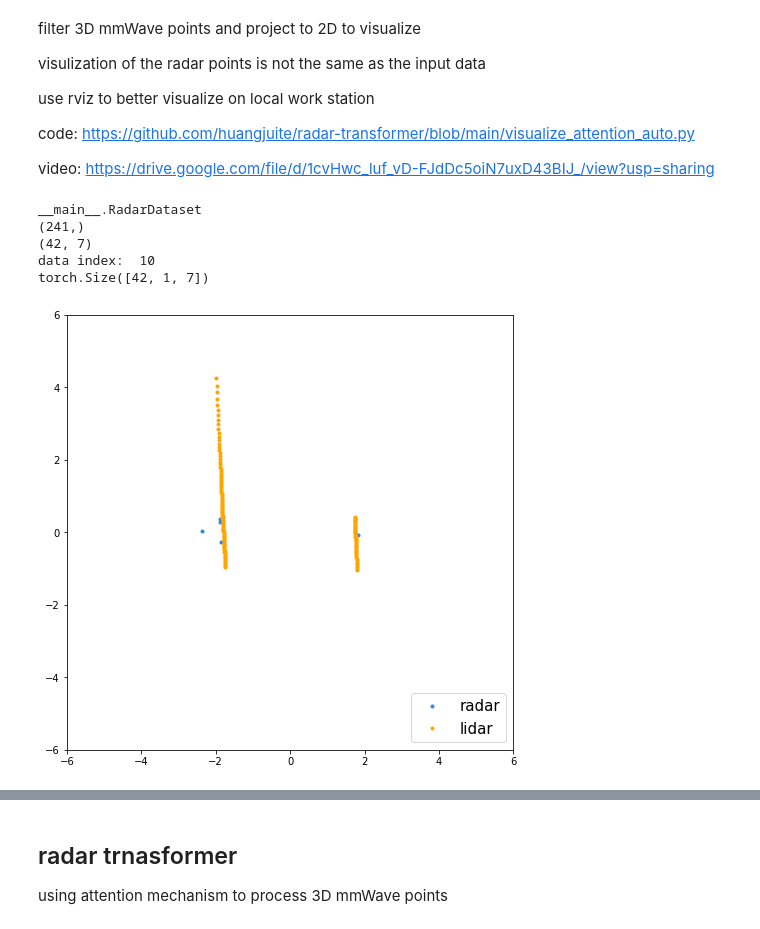
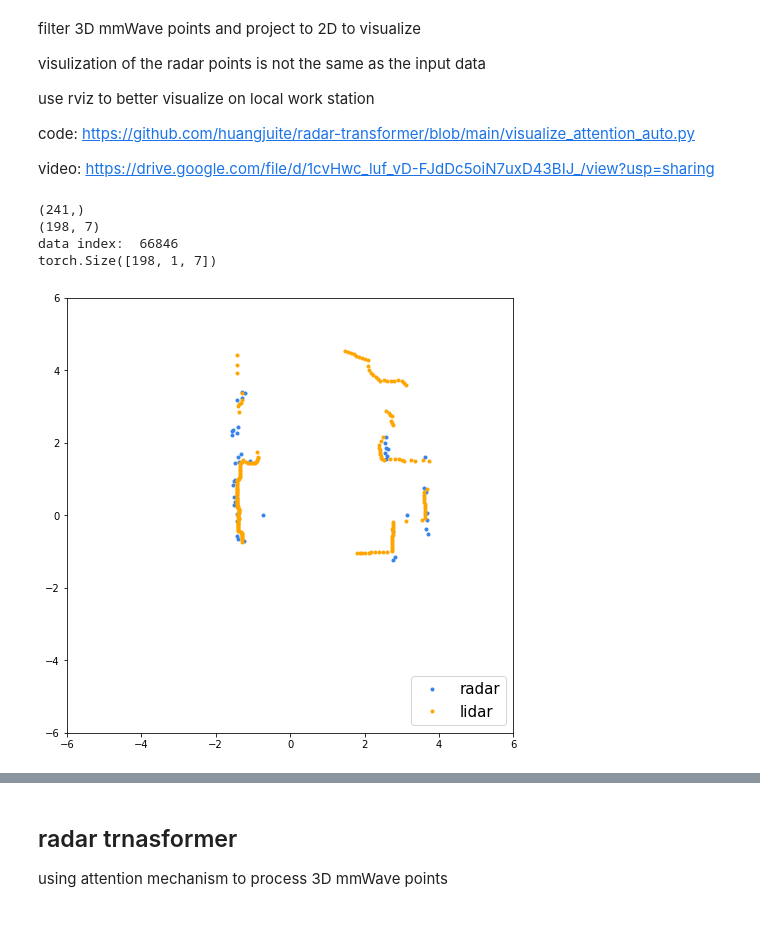
Before and after one commit to lunfee/mmwave-reconstruction, a Jupyter notebook: nootbooks/train_cgan_transformer_reconstruct.ipynb, the cells around one changed output, grey strips where cells are left out. Drawn from its saved outputs; the diff is of its cells as text; code cells hidden in the pictures.

```diff
--- a/nootbooks/train_cgan_transformer_reconstruct.ipynb
+++ b/nootbooks/train_cgan_transformer_reconstruct.ipynb
@@ -236,23 +232,21 @@ def laser_visual(lasers=[], names=[], range_limit=6):
     plt.plot(xp, yp, '.', color=colors[i], label=names[i])
   plt.legend(loc='lower right', fontsize=15)
 # %%
-print(type(radar_dataset))
 indx = random.randint(0, len(radar_dataset)-1)
-l, r = radar_dataset[10]
+l, r = radar_dataset[indx]
 print(l.shape)
 print(r.shape)
-print('data index: ', 10)
+print('data index: ', indx)
 r_t = torch.Tensor(r)
 r_t = torch.unsqueeze(r_t, dim=1)
 print(r_t.shape)
 r = filter(r)
 r_scan = pc_to_laser(r[:, 3:6])
 
 laser_visual([r_scan, l], names=['radar', 'lidar'], range_limit=4.9)
 # %% [output]
-__main__.RadarDataset
 (241,)
-(42, 7)
-data index:  10
-torch.Size([42, 1, 7])
+(198, 7)
+data index:  66846
+torch.Size([198, 1, 7])
-[figure, old version]
+[figure, new version]
```
Also changed, not shown: parts of 21 cells of this notebook, 1 other file.
